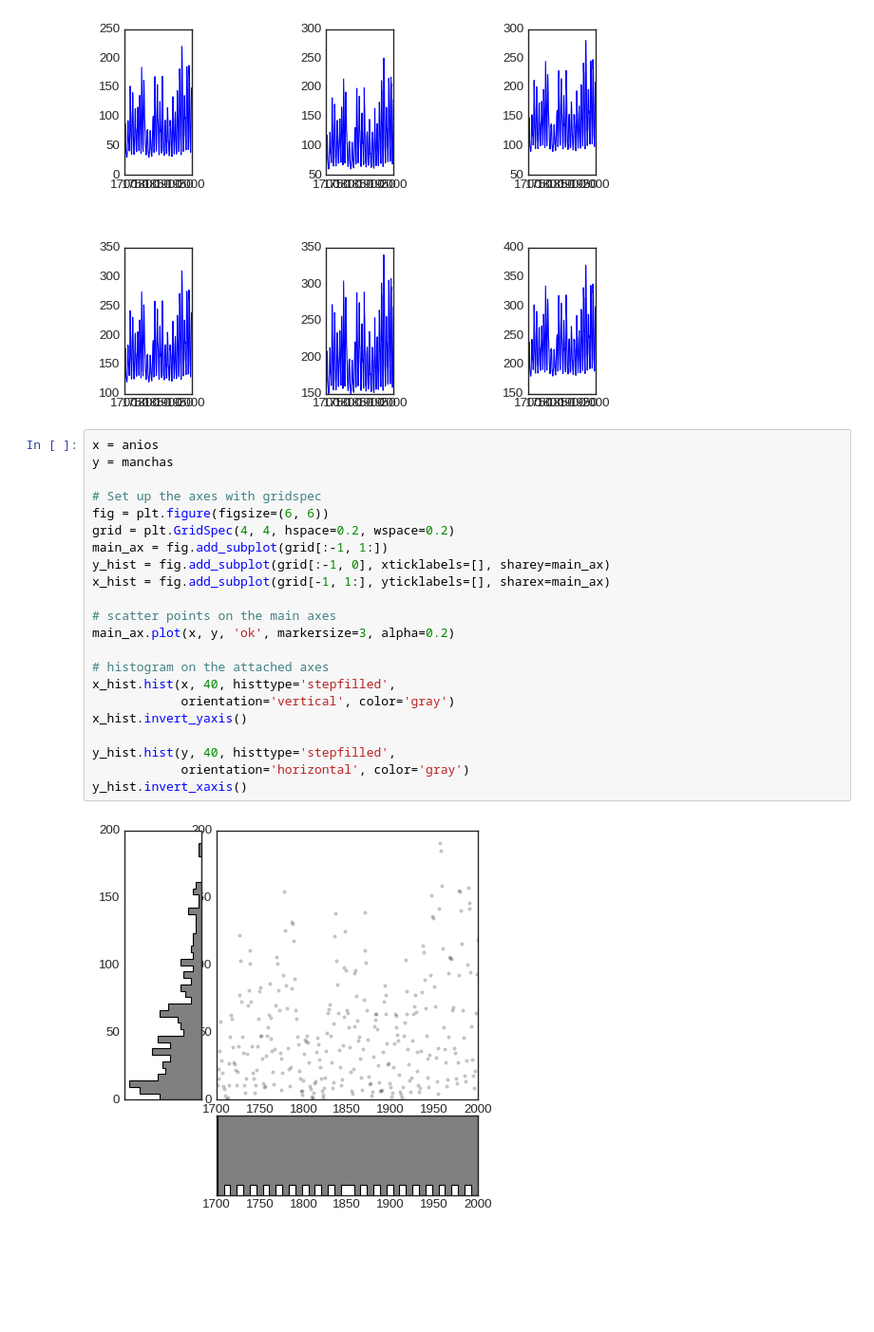
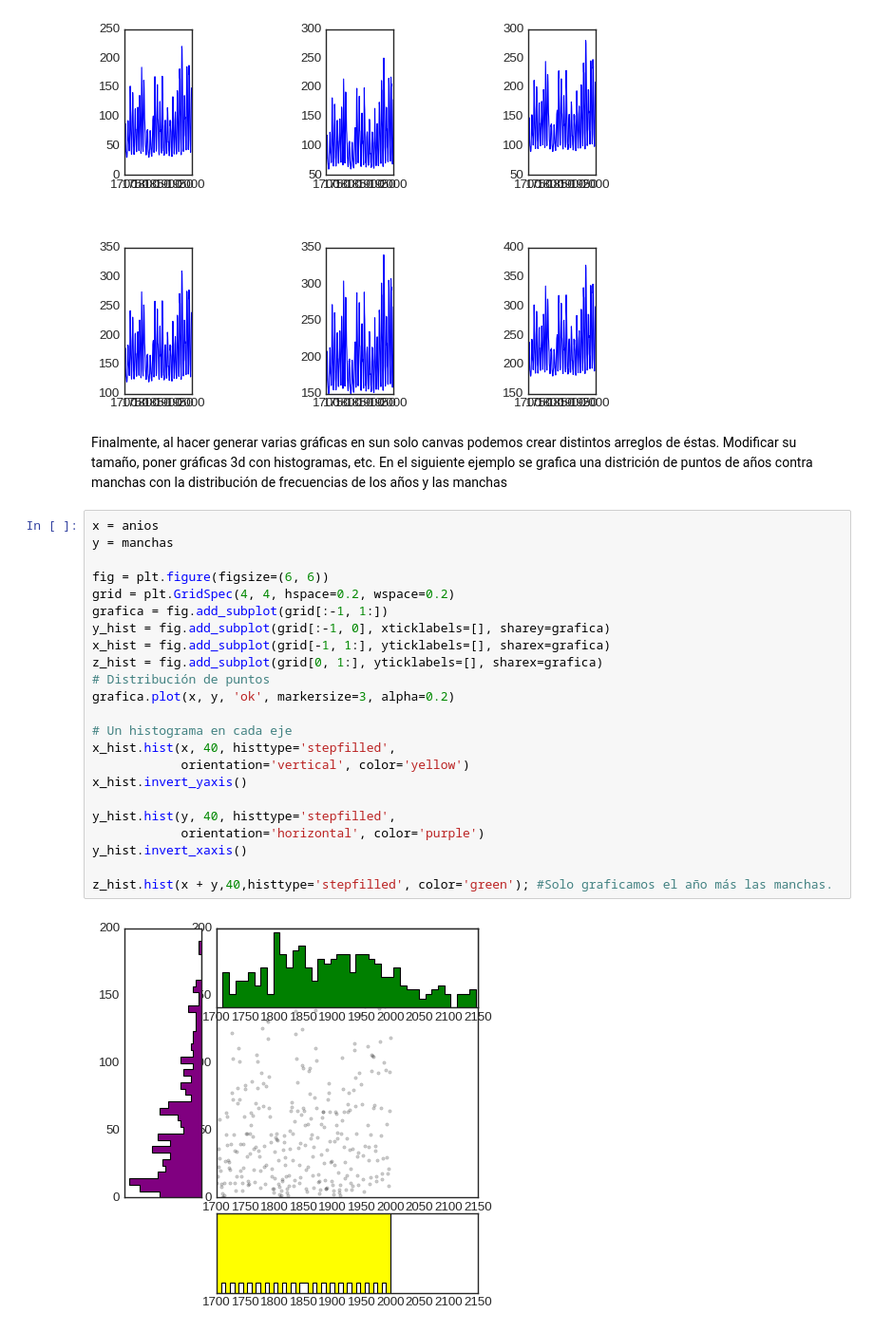
Before and after one commit to DCIDA2019/da2019-anaisabelotodo, a Jupyter notebook: Semana3/Tarea/Tarea.ipynb, the cells around one changed output. Shown at 95% size. Saved outputs shown, nothing was run; the diff lists cells and outputs as text; blank space fills up the shorter version.

```diff
--- a/Semana3/Tarea/Tarea.ipynb
+++ b/Semana3/Tarea/Tarea.ipynb
@@ -606,27 +606,30 @@ for i in range(1, 7):
     ax.plot(anios, manchas + i*30)
 # %% [output]
 [figure]
+# %% [markdown]
+Finalmente, al hacer generar varias gráficas en sun solo canvas podemos crear distintos arreglos de éstas. Modificar su tamaño, poner gráficas 3d con histogramas, etc. En el siguiente ejemplo se grafica una districión de puntos de años contra manchas con la distribución de frecuencias de los años y las manchas
 # %%
 x = anios
 y = manchas
 
-# Set up the axes with gridspec
 fig = plt.figure(figsize=(6, 6))
 grid = plt.GridSpec(4, 4, hspace=0.2, wspace=0.2)
-main_ax = fig.add_subplot(grid[:-1, 1:])
-y_hist = fig.add_subplot(grid[:-1, 0], xticklabels=[], sharey=main_ax)
-x_hist = fig.add_subplot(grid[-1, 1:], yticklabels=[], sharex=main_ax)
+grafica = fig.add_subplot(grid[:-1, 1:])
+y_hist = fig.add_subplot(grid[:-1, 0], xticklabels=[], sharey=grafica)
+x_hist = fig.add_subplot(grid[-1, 1:], yticklabels=[], sharex=grafica)
+z_hist = fig.add_subplot(grid[0, 1:], yticklabels=[], sharex=grafica)
+# Distribución de puntos
+grafica.plot(x, y, 'ok', markersize=3, alpha=0.2)
 
-# scatter points on the main axes
-main_ax.plot(x, y, 'ok', markersize=3, alpha=0.2)
-
-# histogram on the attached axes
+# Un histograma en cada eje
 x_hist.hist(x, 40, histtype='stepfilled',
-            orientation='vertical', color='gray')
+            orientation='vertical', color='yellow')
 x_hist.invert_yaxis()
 
 y_hist.hist(y, 40, histtype='stepfilled',
-            orientation='horizontal', color='gray')
+            orientation='horizontal', color='purple')
 y_hist.invert_xaxis()
+
+z_hist.hist(x + y,40,histtype='stepfilled', color='green'); #Solo graficamos el año más las manchas.
 # %% [output]
-[figure, old version]
+[figure, new version]
```
Also changed, not shown: parts of 42 cells of this notebook.
